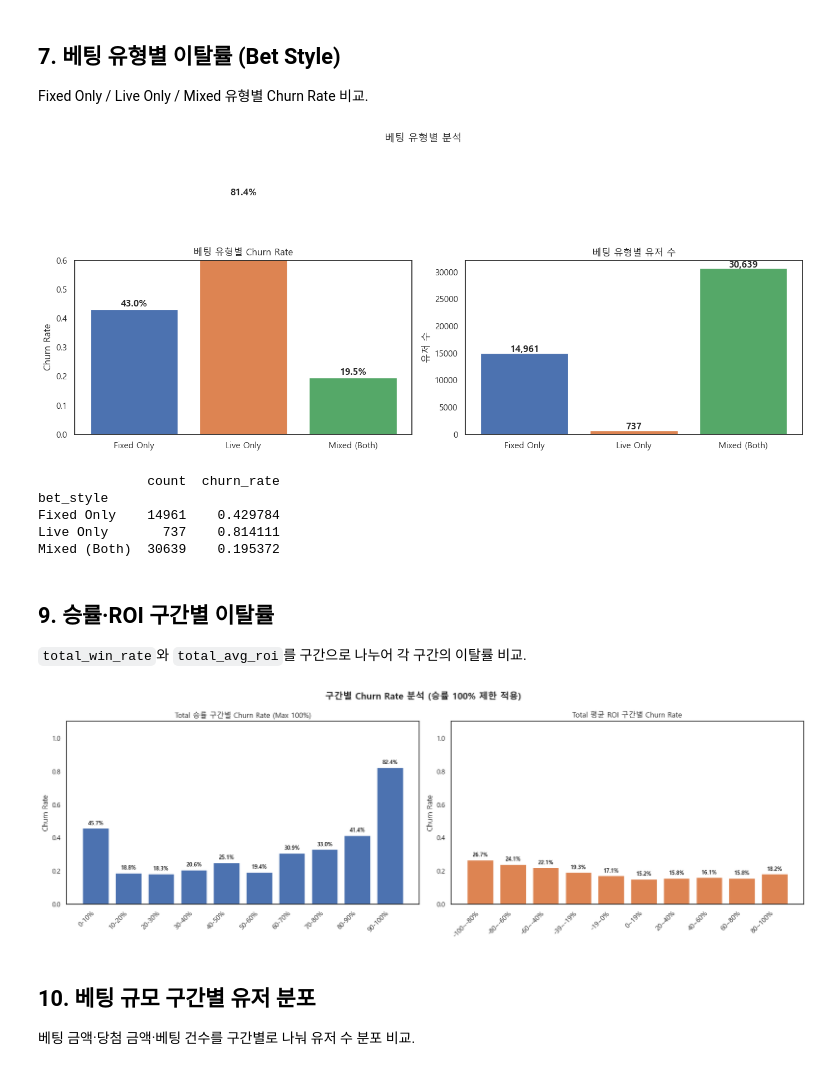
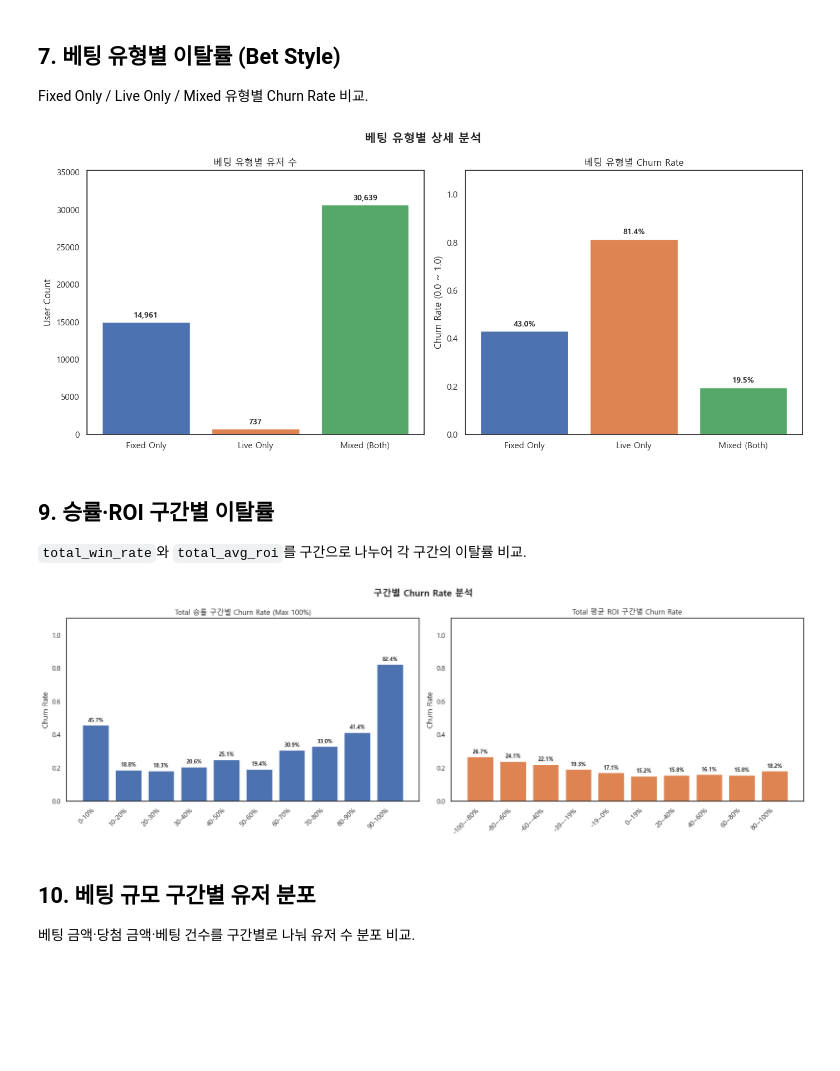
Before and after one commit to SKNETWORKS-FAMILY-AICAMP/SKN24-2nd-3Team, a Jupyter notebook: notebooks/psy/02_EDA_refine.ipynb, the cells around one changed output. Saved outputs shown, nothing was run; the diff lists cells and outputs as text; code cells hidden in the pictures; blank space fills up the shorter version.

```diff
--- a/notebooks/psy/02_EDA_refine.ipynb
+++ b/notebooks/psy/02_EDA_refine.ipynb
@@ -348,43 +373,53 @@ plt.tight_layout(); plt.show()
 
 Fixed Only / Live Only / Mixed 유형별 Churn Rate 비교.
 # %%
+import matplotlib.pyplot as plt
+
+# 1. 데이터 준비 (기존 로직 유지)
 def get_bet_style(row):
     f, l = row['fixed_bet_amount'] > 0, row['live_bet_amount'] > 0
     if f and not l:   return 'Fixed Only'
     if l and not f:   return 'Live Only'
     if f and l:       return 'Mixed (Both)'
     return 'No Bet'
 
 df_eda['bet_style'] = df_eda.apply(get_bet_style, axis=1)
 order = ['Fixed Only', 'Live Only', 'Mixed (Both)']
 palette = ['#4C72B0', '#DD8452', '#55A868']
 
+# 2. 그래프 시각화 (순서 변경)
 fig, axes = plt.subplots(1, 2, figsize=(14, 6))
-fig.suptitle('베팅 유형별 분석', fontsize=13)
+fig.suptitle('베팅 유형별 상세 분석', fontsize=15, fontweight='bold')
 
-s_churn = df_eda.groupby('bet_style')['churn'].mean().reindex(order)
-bars = axes[0].bar(s_churn.index, s_churn.values, color=palette, edgecolor='white')
-axes[0].set_title('베팅 유형별 Churn Rate', fontsize=12)
-axes[0].set_ylabel('Churn Rate'); axes[0].set_ylim(0, 0.6)
-for bar, v in zip(bars, s_churn.values):
-    axes[0].text(bar.get_x()+bar.get_width()/2, v+0.01, f'{v:.1%}', ha='center', fontweight='bold')
+# --- [왼쪽: axes[0]] 베팅 유형별 유저 수 ---
+s_cnt = df_eda['bet_style'].value_counts().reindex(order)
+bars1 = axes[0].bar(s_cnt.index, s_cnt.values, color=palette, edgecolor='white')
 
-s_cnt = df_eda['bet_style'].value_counts().reindex(order)
-bars2 = axes[1].bar(s_cnt.index, s_cnt.values, color=palette, edgecolor='white')
-axes[1].set_title('베팅 유형별 유저 수', fontsize=12); axes[1].set_ylabel('유저 수')
-for bar, v in zip(bars2, s_cnt.values):
-    axes[1].text(bar.get_x()+bar.get_width()/2, v+200, f'{v:,}', ha='center', fontweight='bold')
-plt.tight_layout(); plt.show()
+axes[0].set_title('베팅 유형별 유저 수', fontsize=12)
+axes[0].set_ylabel('User Count')
+axes[0].set_ylim(0, s_cnt.max() * 1.15) # 숫자 안 잘리게 여유 설정
 
-print(df_eda.groupby('bet_style')['churn'].agg(['count','mean']).reindex(order)
-        .rename(columns={'mean':'churn_rate'}))
+for bar, v in zip(bars1, s_cnt.values):
+    axes[0].text(bar.get_x() + bar.get_width()/2, v + (s_cnt.max() * 0.02), f'{v:,}',
+                 ha='center', fontweight='bold', fontsize=10)
+
+
+# --- [오른쪽: axes[1]] 베팅 유형별 Churn Rate ---
+s_churn = df_eda.groupby('bet_style', observed=True)['churn'].mean().reindex(order)
+bars2 = axes[1].bar(s_churn.index, s_churn.values, color=palette, edgecolor='white')
+
+axes[1].set_title('베팅 유형별 Churn Rate', fontsize=12)
+axes[1].set_ylabel('Churn Rate (0.0 ~ 1.0)')
+axes[1].set_ylim(0, 1.1) # 100% 초과 구간 대비 1.1 설정
+
+for bar, v in zip(bars2, s_churn.values):
+    axes[1].text(bar.get_x() + bar.get_width()/2, v + 0.02, f'{v:.1%}',
+                 ha='center', fontweight='bold', fontsize=10)
+
+plt.tight_layout()
+plt.show()
 # %% [output]
-[figure, old version]
+[figure, new version]
-              count  churn_rate
-bet_style
-Fixed Only    14961    0.429784
-Live Only       737    0.814111
-Mixed (Both)  30639    0.195372
 # %% [markdown]
 ## 9. 승률·ROI 구간별 이탈률
 
@@ -400,7 +435,7 @@ def churn_by_band(data, col, bins, labels):
 
 # 그래프 설정
 fig, axes = plt.subplots(1, 2, figsize=(18, 6))
-fig.suptitle('구간별 Churn Rate 분석 (승률 100% 제한 적용)', fontsize=15, fontweight='bold')
+fig.suptitle('구간별 Churn Rate 분석', fontsize=15, fontweight='bold')
 
 # --- 1. 왼쪽 그래프: 승률 (0~100% 제한) ---
 # 데이터 복사 및 1.0 초과값 제한 (Capping)
@@ -445,7 +480,7 @@ for bar, v in zip(bars1, rd['churn']):
 plt.tight_layout()
 plt.show()
 # %% [output]
-[figure, old version]
+[figure, new version]
 # %% [markdown]
 ## 10. 베팅 규모 구간별 유저 분포
 
```
Also changed, not shown: parts of 2 cells of this notebook, 14 other files.
